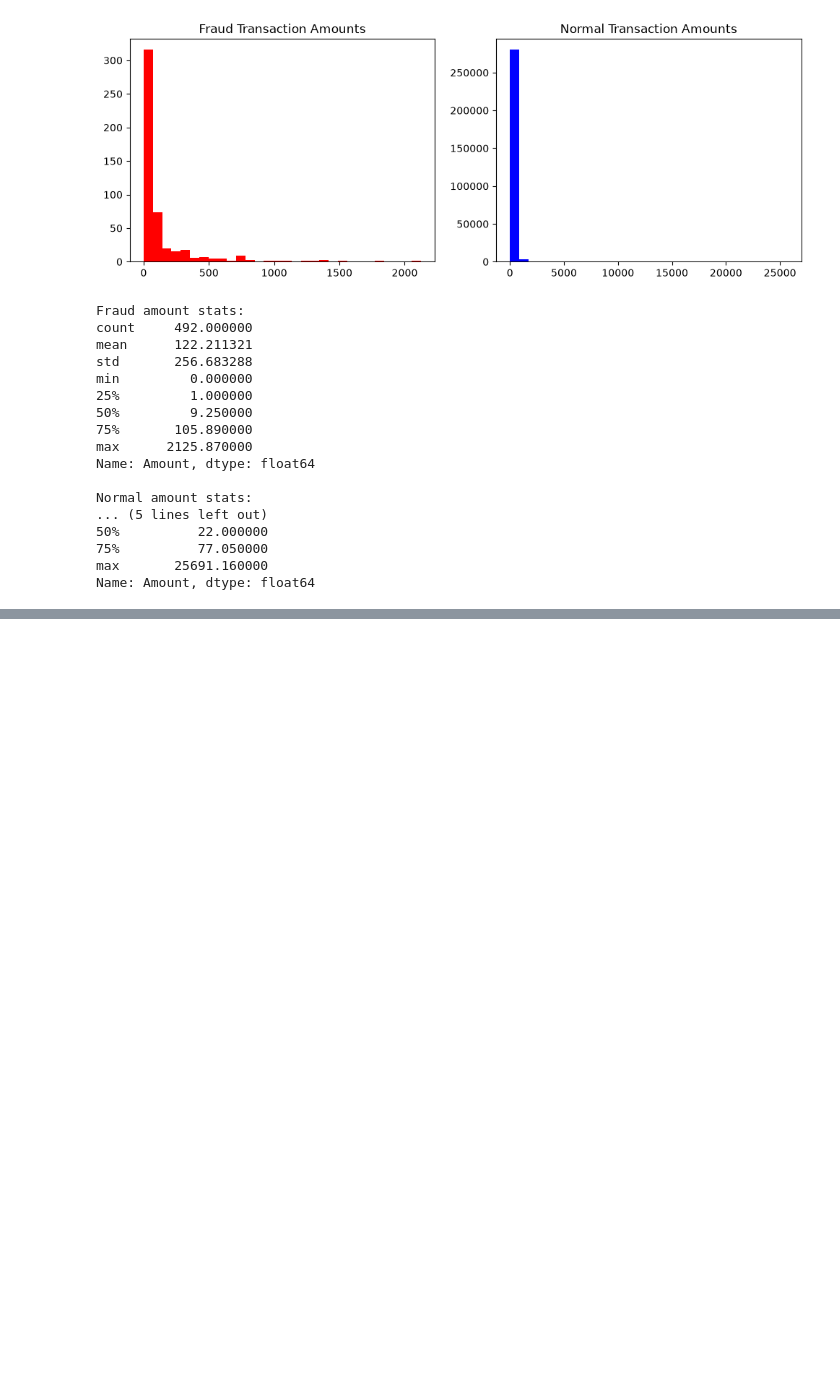
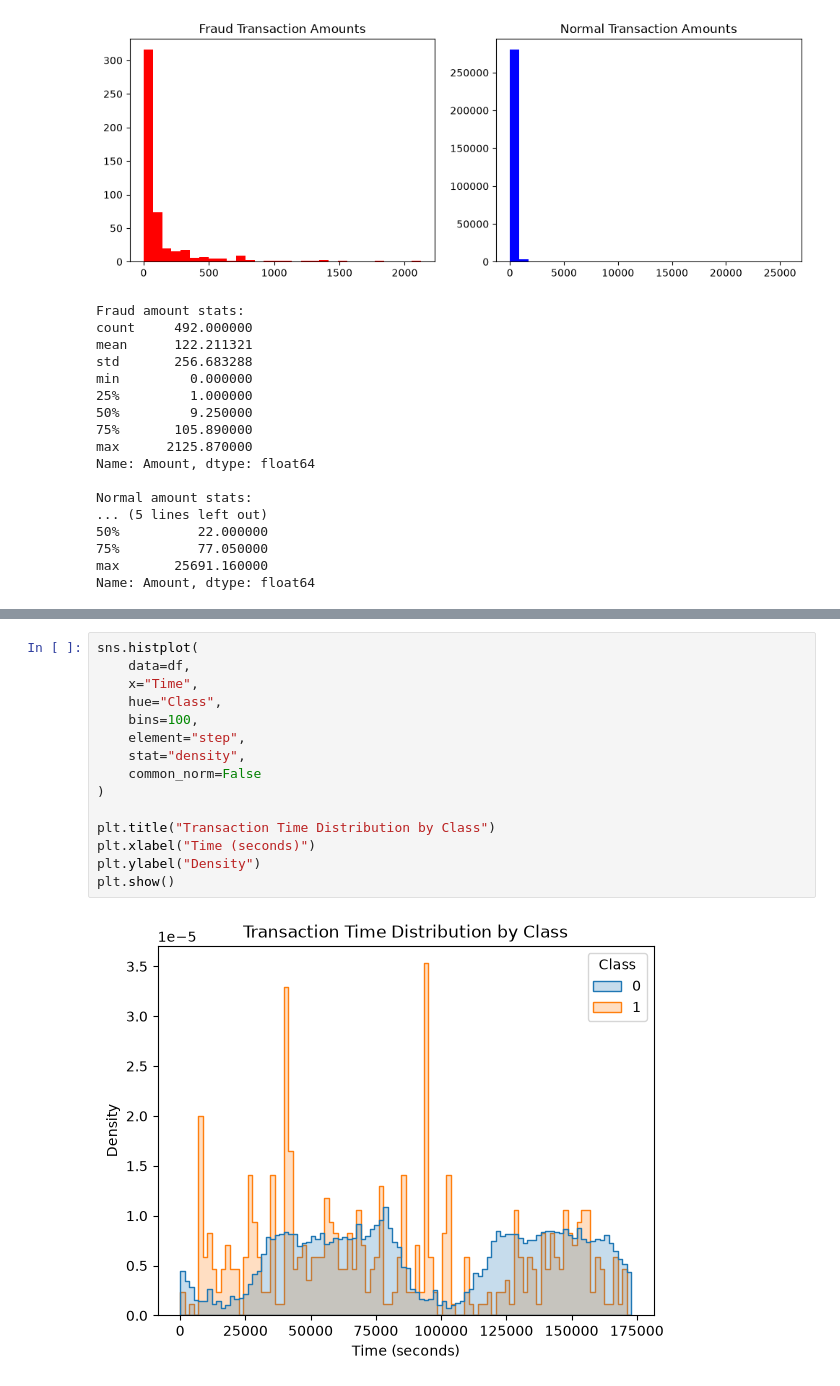
Before and after one commit to priyaraut222/credit-card-fraud-detection, a Jupyter notebook: fraud_detection.ipynb, the cells around one changed output, grey strips where cells are left out. Cells and saved outputs as stored; diff of their text form; blank space fills up the shorter version.

```diff
--- a/fraud_detection.ipynb
+++ b/fraud_detection.ipynb
@@ -164,0 +162,17 @@ Name: Class, dtype: float64
+# %%
+sns.histplot(
+    data=df,
+    x="Time",
+    hue="Class",
+    bins=100,
+    element="step",
+    stat="density",
+    common_norm=False
+)
+
+plt.title("Transaction Time Distribution by Class")
+plt.xlabel("Time (seconds)")
+plt.ylabel("Density")
+plt.show()
+# %% [output]
+[figure, added]
```
Also changed, not shown: parts of 39 cells of this notebook, 4 other files.
